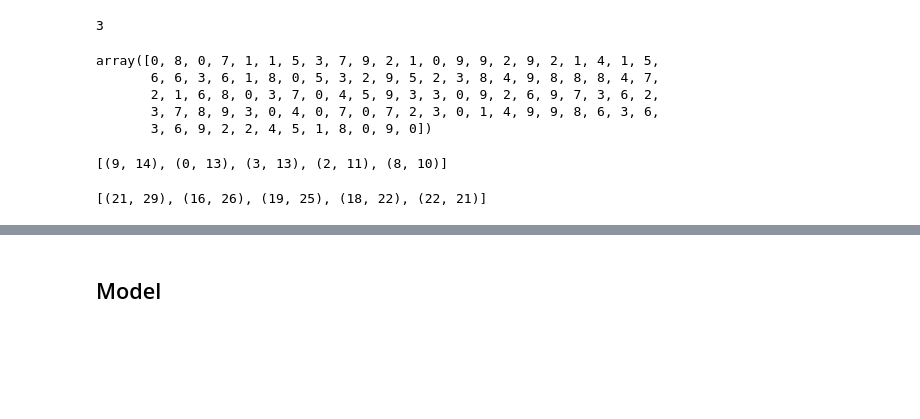
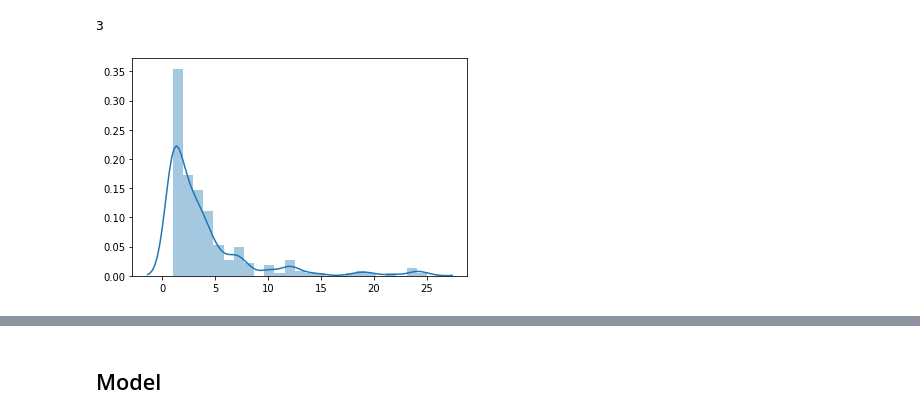
Before and after one commit to danhojin/ml-notes, a Jupyter notebook: ml/d2l-1606-bpr.ipynb, the cells around one changed output, grey strips where cells are left out. Saved outputs shown, nothing was run; the diff lists cells and outputs as text; code cells hidden in the pictures; blank space fills up the shorter version.

```diff
--- a/ml/d2l-1606-bpr.ipynb
+++ b/ml/d2l-1606-bpr.ipynb
@@ -52,8 +52,8 @@ class MLDataset(Dataset):
         self.all_items = set(range(n_items))
 
         for user, item, _ in self.data:
-            self.IuS[item].add(user)
-            self.UiS[user].add(item)
+            self.IuS[user].add(item)
+            self.UiS[item].add(user)
 
     def __len__(self):
         return len(self.data)
@@ -64,7 +64,7 @@ class MLDataset(Dataset):
         """
         user = self.data[index][0]
         item_i = self.data[index][1]
-        item_j = list(self.all_items - self.UiS[user])
+        item_j = list(self.all_items - self.IuS[user])
         item_j = np.random.choice(item_j)
 
         return (torch.LongTensor([user]),
@@ -77,14 +77,3 @@ train_dl = DataLoader(
 test_dl = DataLoader(
     MLDataset(testset, n_users, n_items), shuffle=False, batch_size=1024, pin_memory=True
 )
-# %%
-from collections import Counter
-
-a = np.random.randint(10, size=100)
-a
-# %% [output]
-array([0, 8, 0, 7, 1, 1, 5, 3, 7, 9, 2, 1, 0, 9, 9, 2, 9, 2, 1, 4, 1, 5,
-       6, 6, 3, 6, 1, 8, 0, 5, 3, 2, 9, 5, 2, 3, 8, 4, 9, 8, 8, 8, 4, 7,
-       2, 1, 6, 8, 0, 3, 7, 0, 4, 5, 9, 3, 3, 0, 9, 2, 6, 9, 7, 3, 6, 2,
-       3, 7, 8, 9, 3, 0, 4, 0, 7, 0, 7, 2, 3, 0, 1, 4, 9, 9, 8, 6, 3, 6,
-       3, 6, 9, 2, 2, 4, 5, 1, 8, 0, 9, 0])
@@ -93,11 +80,11 @@ counter = Counter(a)
-# %%
-counter.most_common(5)
-# %% [output]
-[(9, 14), (0, 13), (3, 13), (2, 11), (8, 10)]
 # %%
-counter = Counter([len(train_dl.dataset.UiS[user])
+from collections import Counter
+
+counter = Counter([len(train_dl.dataset.IuS[user])
                    for user in range(train_dl.dataset.n_users)])
+
+_, freq = tuple(zip(*counter.items()))
+
+sns.distplot(freq);
+# %% [output]
+[figure, added]
-# %%
-counter.most_common(5)
-# %% [output]
-[(21, 29), (16, 26), (19, 25), (18, 22), (22, 21)]
```
Also changed, not shown: parts of 3 cells of this notebook.
